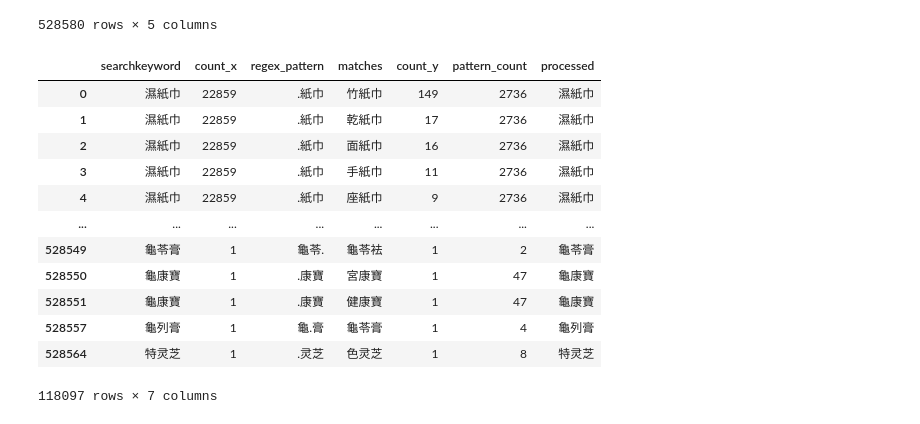
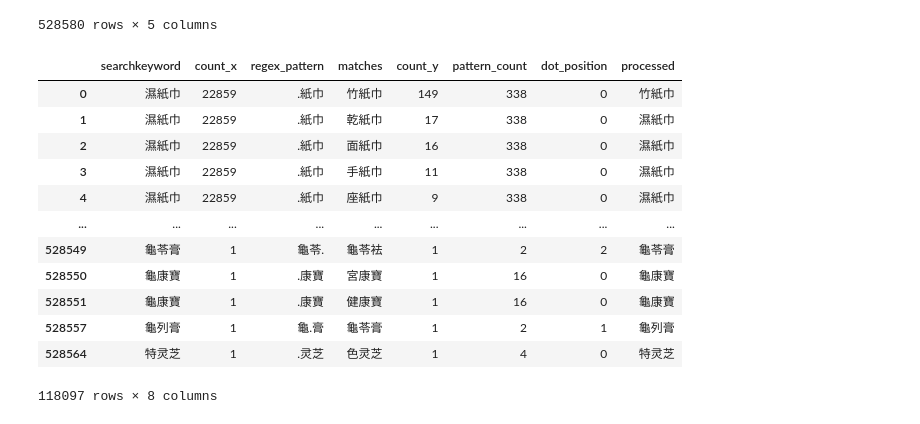
Before and after one commit to victor31ao/search_keywords, a Jupyter notebook: process_keywords.ipynb, the cells around one changed output. Cells and saved outputs as stored; diff of their text form; code cells hidden in the pictures.

Commit message:
update process_keywords.ipynb correct words from 3 characters to 5 3 characters

```diff
--- a/process_keywords.ipynb
+++ b/process_keywords.ipynb
@@ -121,24 +121,44 @@ processed_df.to_csv("./n_gram_processed/processed_searchkeywords.csv", index=Fal
 processed_df_n_3 = processed_df[processed_df["searchkeyword"].str.len() == 3].copy()  # 把不同字數的分開比較
 
 # 整理出每個regex_pattern的總數
-pattern_counts_n_3 = processed_df_n_3.groupby("regex_pattern", as_index=False).agg({"count_y": "sum"})
-pattern_counts_n_3_dict = {row["regex_pattern"]: row["count_y"] for _, row in pattern_counts_n_3.iterrows()}
+pattern_counts_n_3 = processed_df_n_3.groupby("regex_pattern", as_index=False).agg({"matches": set})
+pattern_counts_n_3 = pattern_counts_n_3.explode("matches")
+pattern_counts_n_3 = pattern_counts_n_3.merge(filtered_count_df, how="inner", on="matches")
+pattern_counts_n_3 = pattern_counts_n_3.groupby("regex_pattern", as_index=False).agg({"count": "sum"})
+pattern_counts_n_3_dict = {row["regex_pattern"]: row["count"] for _, row in pattern_counts_n_3.iterrows()}
 processed_df_n_3["pattern_count"] = processed_df_n_3["regex_pattern"].map(pattern_counts_n_3_dict)
-
-processed_df_n_3["processed"] = processed_df_n_3.apply(lambda x: x["searchkeyword"] if (x["count_y"]<10) or (x["count_y"]/x["pattern_count"]<0.1) else x["matches"], axis=1)
-processed_df_n_3
-# %% [output]
-|  | searchkeyword | count_x | regex_pattern | matches | count_y | pattern_count | processed |
-| 0 | 濕紙巾 | 22859 | .紙巾 | 竹紙巾 | 149 | 2736 | 濕紙巾 |
-| 1 | 濕紙巾 | 22859 | .紙巾 | 乾紙巾 | 17 | 2736 | 濕紙巾 |
-| 2 | 濕紙巾 | 22859 | .紙巾 | 面紙巾 | 16 | 2736 | 濕紙巾 |
-| 3 | 濕紙巾 | 22859 | .紙巾 | 手紙巾 | 11 | 2736 | 濕紙巾 |
-| 4 | 濕紙巾 | 22859 | .紙巾 | 座紙巾 | 9 | 2736 | 濕紙巾 |
-| ... | ... | ... | ... | ... | ... | ... | ... |
-| 528549 | 龜苓膏 | 1 | 龜苓. | 龜苓袪 | 1 | 2 | 龜苓膏 |
-| 528550 | 龜康寶 | 1 | .康寶 | 宮康寶 | 1 | 47 | 龜康寶 |
-| 528551 | 龜康寶 | 1 | .康寶 | 健康寶 | 1 | 47 | 龜康寶 |
-| 528557 | 龜列膏 | 1 | 龜.膏 | 龜苓膏 | 1 | 4 | 龜列膏 |
-| 528564 | 特灵芝 | 1 | .灵芝 | 色灵芝 | 1 | 8 | 特灵芝 |
-118097 rows × 7 columns
+# %%
+def correct_by_dot_position(df):
+    prob = df["count_y"] / df["pattern_count"]
+
+    if list(df["regex_pattern"]).index(".") == 1:
+        if prob > 0.40 and df["pattern_count"] > 120:
+            return df["matches"]
+        return df["searchkeyword"]
+
+    if prob > 0.23 and df["pattern_count"] > 100:
+        return df["matches"]
+
+    return df["searchkeyword"]
+# %%
+# 對錯字存在的位置分別計算
+processed_df_n_3["dot_position"] = processed_df_n_3["regex_pattern"].apply(lambda x: list(x).index("."))
+
+processed_df_n_3["processed"] = processed_df_n_3.apply(lambda x: correct_by_dot_position(x), axis=1)
+
+processed_df_n_3
+# %% [output]
+|  | searchkeyword | count_x | regex_pattern | matches | count_y | pattern_count | dot_position | processed |
+| 0 | 濕紙巾 | 22859 | .紙巾 | 竹紙巾 | 149 | 338 | 0 | 竹紙巾 |
+| 1 | 濕紙巾 | 22859 | .紙巾 | 乾紙巾 | 17 | 338 | 0 | 濕紙巾 |
+| 2 | 濕紙巾 | 22859 | .紙巾 | 面紙巾 | 16 | 338 | 0 | 濕紙巾 |
+| 3 | 濕紙巾 | 22859 | .紙巾 | 手紙巾 | 11 | 338 | 0 | 濕紙巾 |
+| 4 | 濕紙巾 | 22859 | .紙巾 | 座紙巾 | 9 | 338 | 0 | 濕紙巾 |
+| ... | ... | ... | ... | ... | ... | ... | ... | ... |
+| 528549 | 龜苓膏 | 1 | 龜苓. | 龜苓袪 | 1 | 2 | 2 | 龜苓膏 |
+| 528550 | 龜康寶 | 1 | .康寶 | 宮康寶 | 1 | 16 | 0 | 龜康寶 |
+| 528551 | 龜康寶 | 1 | .康寶 | 健康寶 | 1 | 16 | 0 | 龜康寶 |
+| 528557 | 龜列膏 | 1 | 龜.膏 | 龜苓膏 | 1 | 2 | 1 | 龜列膏 |
+| 528564 | 特灵芝 | 1 | .灵芝 | 色灵芝 | 1 | 4 | 0 | 特灵芝 |
+118097 rows × 8 columns
 # %%
```
Also changed, not shown: parts of 11 cells of this notebook.
